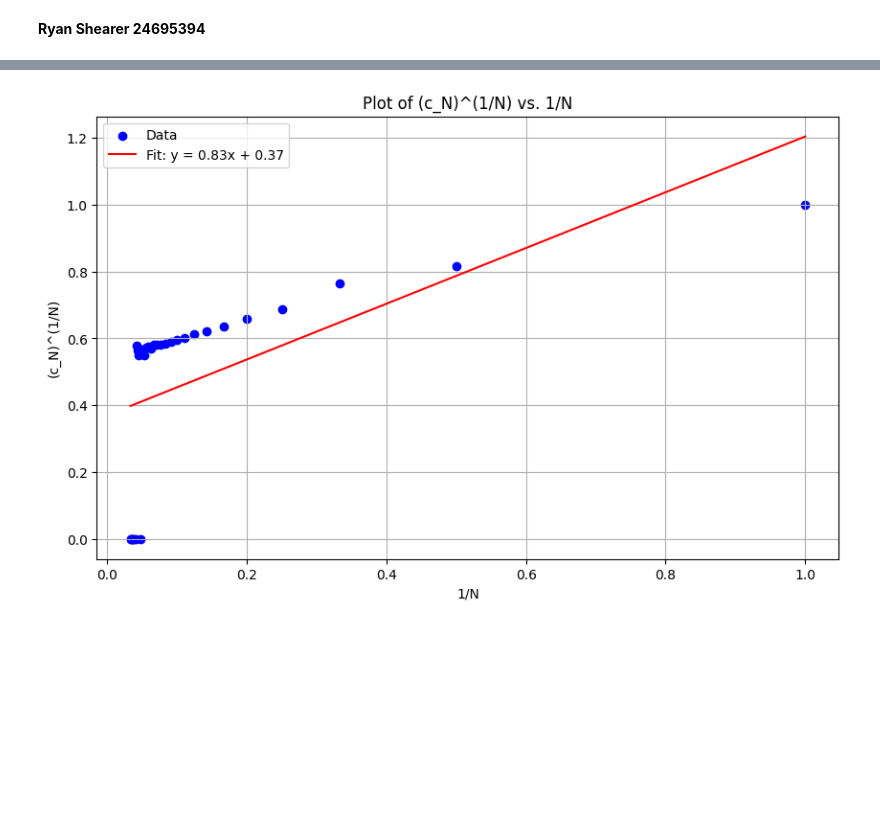
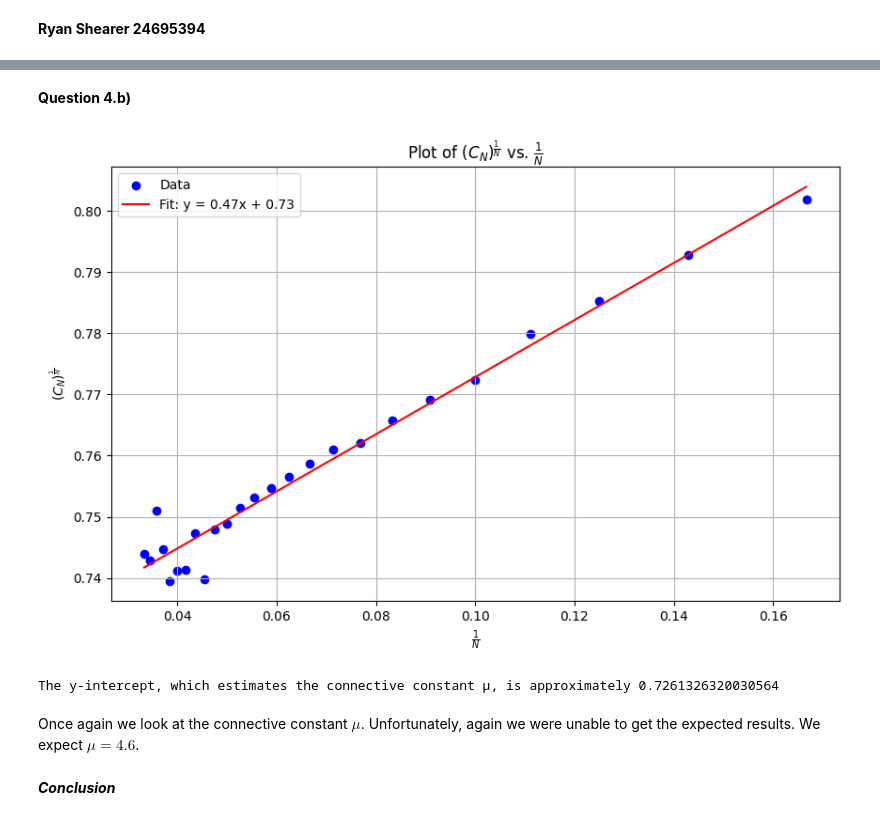
Before and after one commit to Ryan-TheInvoker/Computational-Physics, a Jupyter notebook: Assignment_3 - Notebook.ipynb, the cells around one changed output, grey strips where cells are left out. Drawn from its saved outputs; the diff is of its cells as text; code cells hidden in the pictures; blank space fills up the shorter version.

```diff
--- a/Assignment_3 - Notebook.ipynb
+++ b/Assignment_3 - Notebook.ipynb
@@ -36,37 +338,30 @@ plt.show()
+# %% [markdown]
+**Question 4.b)**
 # %%
+#Compute (c_N)^(1/N) values
+Cn_values = Cn_values[5:]
+N_values = N_values[5:]
+cN_power_1_over_N = np.power(Cn_values, 1/N_values)
+
+#  Fit a line to (c_N)^(1/N) vs 1/N
+slope, intercept, r_value, p_value, std_err = linregress(1/N_values, cN_power_1_over_N)
 
 
-# Python script to analyze the SAW data and estimate the connective constant μ
-
-# 1. Load Data
-
-filtered_data = data[~np.isnan(data).any(axis=1)]
-
-data = np.loadtxt("saw_data.txt", delimiter=",", skiprows=1)
-N_values = data[:, 0]
-R2_values = data[:, 1]
-R_values = data[:, 2]
-cN_values = data[:, 3]
-
-
-
-
-# 2. Estimate μ
-# Compute (c_N)^(1/N) values
-cN_power_1_over_N = np.power(cN_values, 1/N_values)
-
-# Fit a line to (c_N)^(1/N) vs 1/N
-slope, intercept, r_value, p_value, std_err = linregress(1/N_values, cN_power_1_over_N)
-
-# 3. Plotting
 plt.figure(figsize=(10, 6))
 plt.scatter(1/N_values, cN_power_1_over_N, label="Data", color="blue")
 plt.plot(1/N_values, slope*(1/N_values) + intercept, label=f"Fit: y = {slope:.2f}x + {intercept:.2f}", color="red")
-plt.title("Plot of (c_N)^(1/N) vs. 1/N")
-plt.xlabel("1/N")
-plt.ylabel("(c_N)^(1/N)")
+plt.title(r"Plot of $(C_{N})^\frac{1}{N}$ vs. $\frac{1}{N}$")
+plt.xlabel(r"$\frac{1}{N}$")
+plt.ylabel(r"$(C_{N})^\frac{1}{N}$")
 plt.legend()
 plt.grid(True)
 plt.show()
+
+print(f"The y-intercept, which estimates the connective constant µ, is approximately {intercept}")
 # %% [output]
-[figure, old version]
+[figure, new version]
+The y-intercept, which estimates the connective constant µ, is approximately 0.7261326320030564
+# %% [markdown]
+Once again we look at the connective constant $\mu$. Unfortunately, again we were unable to get the expected results. We expect $\mu = 4.6$.
+# %% [markdown]
+***Conclusion***
```
Also changed, not shown: parts of 28 cells of this notebook, 8 other files.
